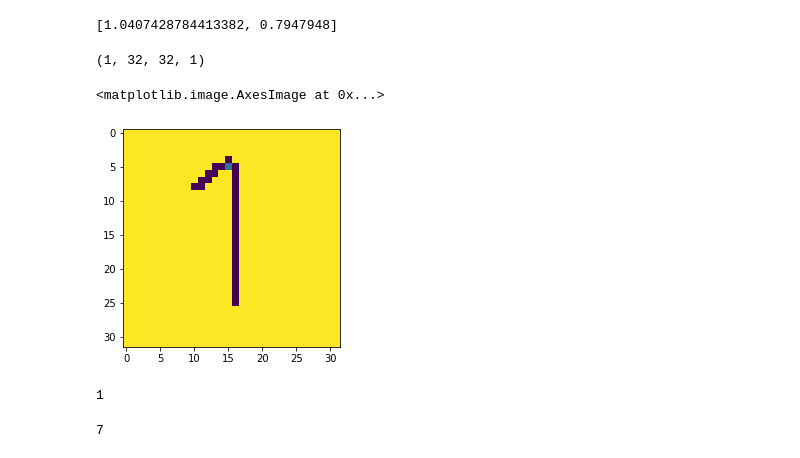
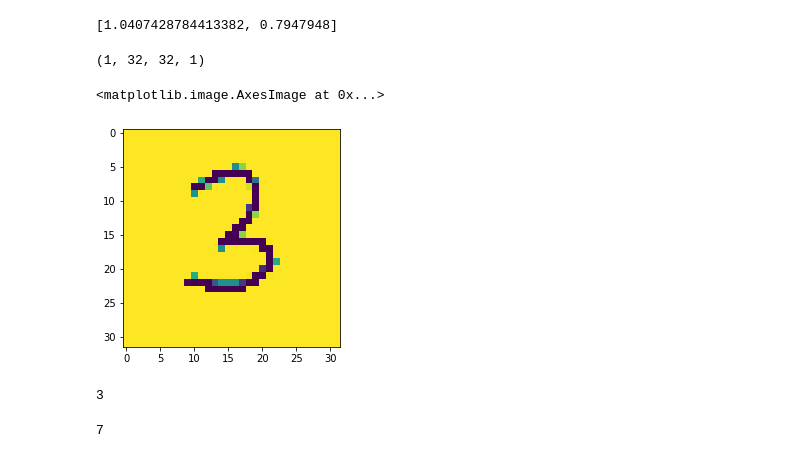
Before and after one commit to dakshverma2411/digit-prediction-cnn, a Jupyter notebook: digit_prediction.ipynb, the cells around one changed output. Saved outputs shown, nothing was run; the diff lists cells and outputs as text; code cells hidden in the pictures.

```diff
--- a/digit_prediction.ipynb
+++ b/digit_prediction.ipynb
@@ -170,27 +170,27 @@ model.evaluate(X_train.reshape(6499,32,32,1)[1:1000,:,:,:],Y_train[1:1000,:], ve
 # %%
 path=os.getcwd()
 # print(path)
-path=path+'\self_made\\one.jpg'
+path=path+'\self_made\\three.jpg'
 input_img=mpimg.imread(path)
 plt.imshow(input_img)
 h,w,d=input_img.shape
 input_img=input_img[:,:,1]
 input_img=input_img[np.int64(np.linspace(0,h-1,32))]
 input_img=input_img.T
 input_img=input_img[np.int64(np.linspace(0,w-1,32))]
 input_img=input_img.T
 
 input_img=input_img.reshape(1,32,32,1)
 print(input_img.shape)
 plt.imshow(input_img[0,:,:,0])
 # %% [output]
 (1, 32, 32, 1)
 <matplotlib.image.AxesImage at 0x...>
-[figure, old version]
+[figure, new version]
 # %%
 np.argmax(model.predict(input_img.reshape(1,32,32,1)))
 # %% [output]
-1
+3
 # %%
 def plot_values_array(predictions,Y):
     thisplot=plt.bar(range(10),predictions,color='green')
```
